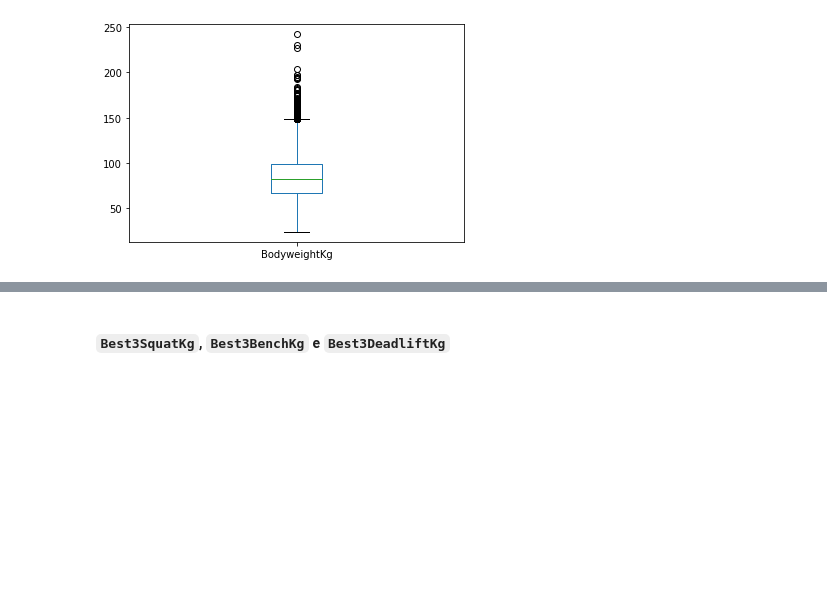
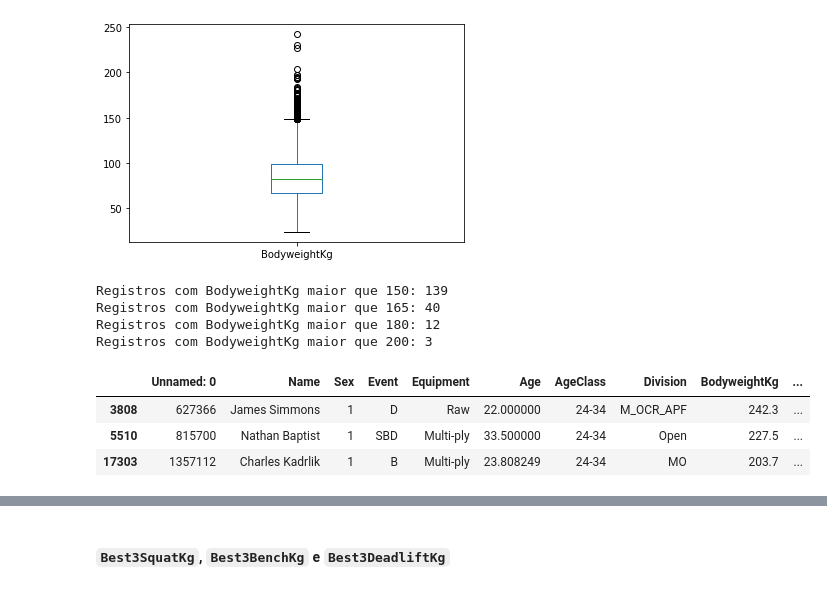
Before and after one commit to RafaelBNN/if697, a Jupyter notebook: ProjetoIF697.ipynb, the cells around one changed output, grey strips where cells are left out. Drawn from its saved outputs; the diff is of its cells as text; code cells hidden in the pictures; blank space fills up the shorter version.

```diff
--- a/ProjetoIF697.ipynb
+++ b/ProjetoIF697.ipynb
@@ -807,2 +807,2 @@ De fato, acontecem casos em que pessoas de mais de 90 anos ainda participam de e
 # %%
-df.drop(df[df['Age']<5])
+df = df[df['Age']>=5]
@@ -836,3 +831,20 @@ df['BodyweightKg'].plot.box()
 # %% [output]
 <matplotlib.axes._subplots.AxesSubplot at 0x...>
 [figure]
+# %%
+print('Registros com BodyweightKg maior que 150:',len(df[df['BodyweightKg']>150]))
+print('Registros com BodyweightKg maior que 165:',len(df[df['BodyweightKg']>165]))
+print('Registros com BodyweightKg maior que 180:',len(df[df['BodyweightKg']>180]))
+print('Registros com BodyweightKg maior que 200:',len(df[df['BodyweightKg']>200]))
+# %% [output]
+Registros com BodyweightKg maior que 150: 139
+Registros com BodyweightKg maior que 165: 40
+Registros com BodyweightKg maior que 180: 12
+Registros com BodyweightKg maior que 200: 3
+# %%
+df[df['BodyweightKg']>200]
+# %% [output]
+|  | Unnamed: 0 | Name | Sex | Event | Equipment | Age | AgeClass | Division | BodyweightKg | ... |
+| 3808 | 627366 | James Simmons | 1 | D | Raw | 22.000000 | 24-34 | M_OCR_APF | 242.3 | ... |
+| 5510 | 815700 | Nathan Baptist | 1 | SBD | Multi-ply | 33.500000 | 24-34 | Open | 227.5 | ... |
+| 17303 | 1357112 | Charles Kadrlik | 1 | B | Multi-ply | 23.808249 | 24-34 | MO | 203.7 | ... |
```
Also changed, not shown: parts of 25 cells of this notebook.
